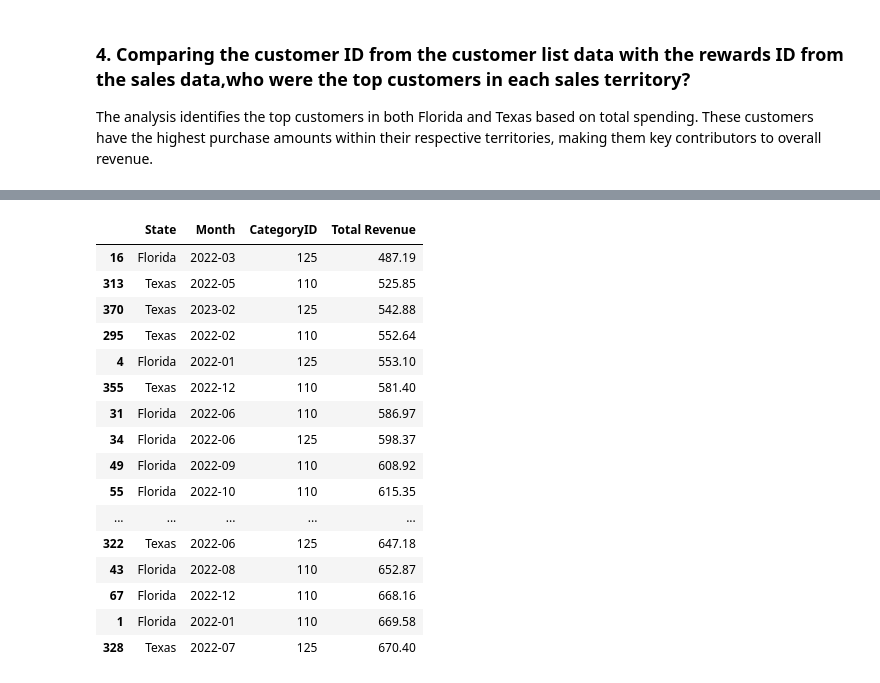
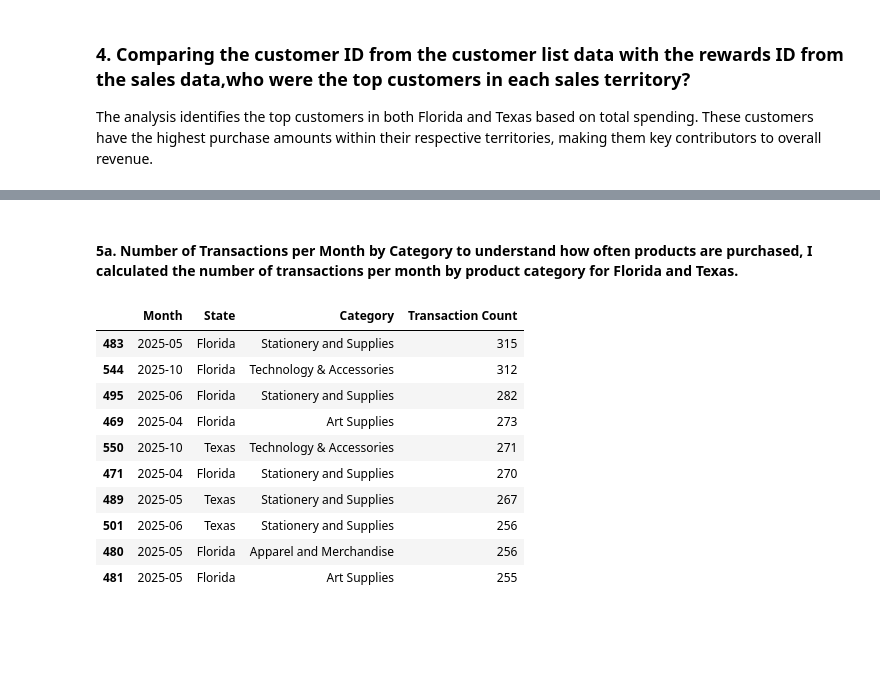
Before and after one commit to Samnola/Capstone_2, a Jupyter notebook: Martinez_sales_analysis.ipynb, the cells around one changed output, grey strips where cells are left out. Saved outputs shown, nothing was run; the diff lists cells and outputs as text; code cells hidden in the pictures; blank space fills up the shorter version.

```diff
--- a/Martinez_sales_analysis.ipynb
+++ b/Martinez_sales_analysis.ipynb
@@ -317,27 +302,53 @@ revenue_pivot.head(10)
-# %%
-# Sort categories from lowest revenue to highest revenue
-lowest_revenue = monthly_revenue.sort_values(
-    by='Total Revenue',
-    ascending=True
-)
-
-# Display lowest-performing categories
-lowest_revenue.head(20)
-# %% [output]
-|  | State | Month | CategoryID | Total Revenue |
-| 16 | Florida | 2022-03 | 125 | 487.19 |
-| 313 | Texas | 2022-05 | 110 | 525.85 |
-| 370 | Texas | 2023-02 | 125 | 542.88 |
-| 295 | Texas | 2022-02 | 110 | 552.64 |
-| 4 | Florida | 2022-01 | 125 | 553.10 |
-| 355 | Texas | 2022-12 | 110 | 581.40 |
-| 31 | Florida | 2022-06 | 110 | 586.97 |
-| 34 | Florida | 2022-06 | 125 | 598.37 |
-| 49 | Florida | 2022-09 | 110 | 608.92 |
-| 55 | Florida | 2022-10 | 110 | 615.35 |
-| ... | ... | ... | ... | ... |
-| 322 | Texas | 2022-06 | 125 | 647.18 |
-| 43 | Florida | 2022-08 | 110 | 652.87 |
-| 67 | Florida | 2022-12 | 110 | 668.16 |
-| 1 | Florida | 2022-01 | 110 | 669.58 |
-| 328 | Texas | 2022-07 | 125 | 670.40 |
+# %%
+# combining sales, product, category, and store data
+# merge sales with product data so I can connect each sale to a specific product
+# this gives me product details like category and subcategory IDs needed for analysis
+sales_data = pd.merge(sales_df, products_df, on='Prod Num')
+
+
+# merge with category data so I can get actual category names instead of just IDs
+# this is important because the question asks about product categories, not ID numbers
+sales_data = pd.merge(
+    sales_data,
+    categories_df,
+    on=['CategoryID', 'SubcategoryID']
+)
+# merge with store details so I can see where each sale happened
+# this adds state and territory information needed to compare Florida and Texas
+sales_data = pd.merge(sales_data, stores_df, on='Store ID')
+# %% [markdown]
+#### 5a. Number of Transactions per Month by Category to understand how often products are purchased, I calculated the number of transactions per month by product category for Florida and Texas.
+# %%
+# convert transaction date to datetime so it can be grouped by month
+sales_data['Transaction Date'] = pd.to_datetime(sales_data['Transaction Date'])
+
+# create a month column for time-based analysis
+sales_data['Month'] = sales_data['Transaction Date'].dt.to_period('M')
+
+# calculate number of transactions per month by category and state
+transactions_per_month = sales_data.groupby(
+    ['Month', 'State', 'Category']
+)['Sale Amount'].count().reset_index()
+
+# rename column so it's clear this is transaction count
+transactions_per_month = transactions_per_month.rename(
+    columns={'Sale Amount': 'Transaction Count'}
+)
+# sort the data to highlight the most frequently purchased product categories
+# display results
+transactions_per_month.sort_values(
+    by='Transaction Count',
+    ascending=False
+).head(10)
+# %% [output]
+|  | Month | State | Category | Transaction Count |
+| 483 | 2025-05 | Florida | Stationery and Supplies | 315 |
+| 544 | 2025-10 | Florida | Technology & Accessories | 312 |
+| 495 | 2025-06 | Florida | Stationery and Supplies | 282 |
+| 469 | 2025-04 | Florida | Art Supplies | 273 |
+| 550 | 2025-10 | Texas | Technology & Accessories | 271 |
+| 471 | 2025-04 | Florida | Stationery and Supplies | 270 |
+| 489 | 2025-05 | Texas | Stationery and Supplies | 267 |
+| 501 | 2025-06 | Texas | Stationery and Supplies | 256 |
+| 480 | 2025-05 | Florida | Apparel and Merchandise | 256 |
+| 481 | 2025-05 | Florida | Art Supplies | 255 |
```
Also changed, not shown: parts of 28 cells of this notebook.
